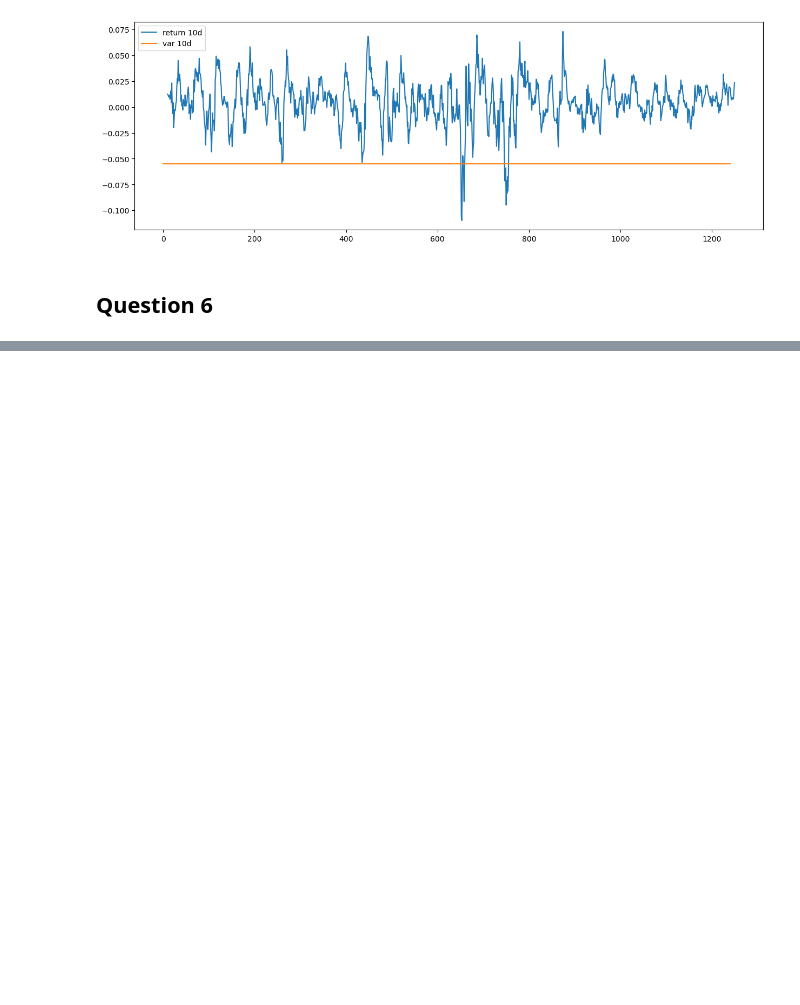
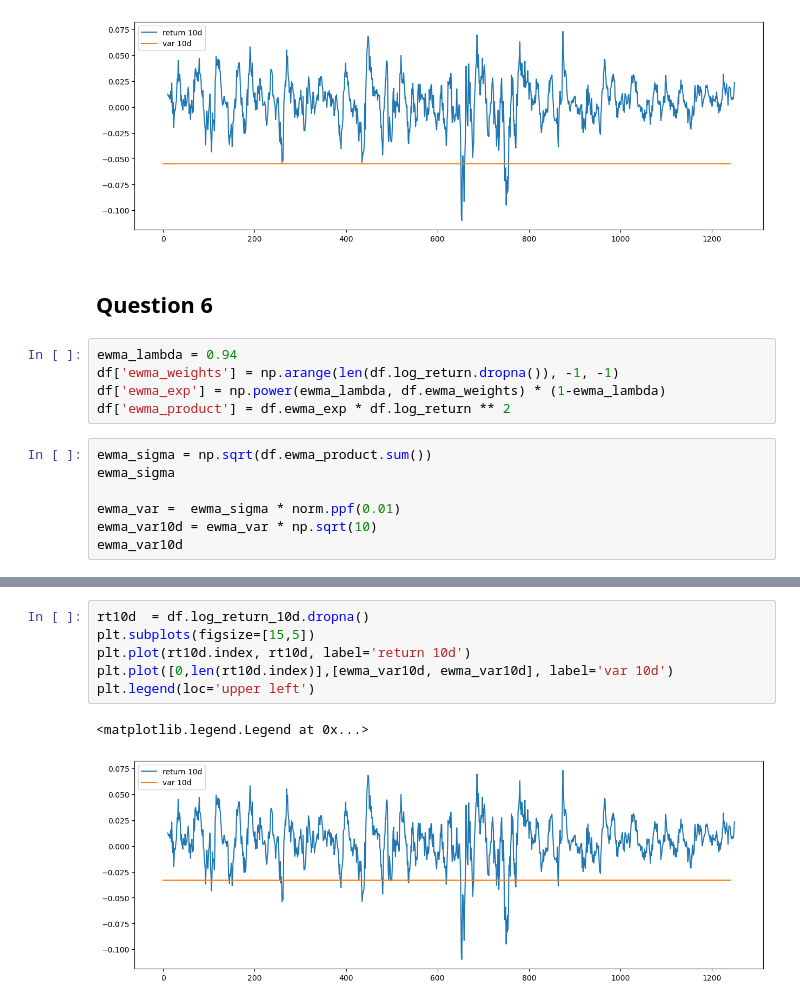
Before and after one commit to fbristotti/cqf, a Jupyter notebook: exam1/exam1.ipynb, the cells around one changed output, grey strips where cells are left out. Drawn from its saved outputs; the diff is of its cells as text; blank space fills up the shorter version.

```diff
--- a/exam1/exam1.ipynb
+++ b/exam1/exam1.ipynb
@@ -378,3 +378,15 @@ plt.legend(loc='upper left')
 [figure]
 # %% [markdown]
 ## Question 6
+# %%
+ewma_lambda = 0.94
+df['ewma_weights'] = np.arange(len(df.log_return.dropna()), -1, -1)
+df['ewma_exp'] = np.power(ewma_lambda, df.ewma_weights) * (1-ewma_lambda)
+df['ewma_product'] = df.ewma_exp * df.log_return ** 2
+# %%
+ewma_sigma = np.sqrt(df.ewma_product.sum())
+ewma_sigma
+
+ewma_var =  ewma_sigma * norm.ppf(0.01)
+ewma_var10d = ewma_var * np.sqrt(10)
+ewma_var10d
@@ -380,0 +410,9 @@ plt.legend(loc='upper left')
+# %%
+rt10d  = df.log_return_10d.dropna()
+plt.subplots(figsize=[15,5])
+plt.plot(rt10d.index, rt10d, label='return 10d')
+plt.plot([0,len(rt10d.index)],[ewma_var10d, ewma_var10d], label='var 10d')
+plt.legend(loc='upper left')
+# %% [output]
+<matplotlib.legend.Legend at 0x...>
+[figure, added]
```
Also changed, not shown: parts of 3 cells of this notebook.
